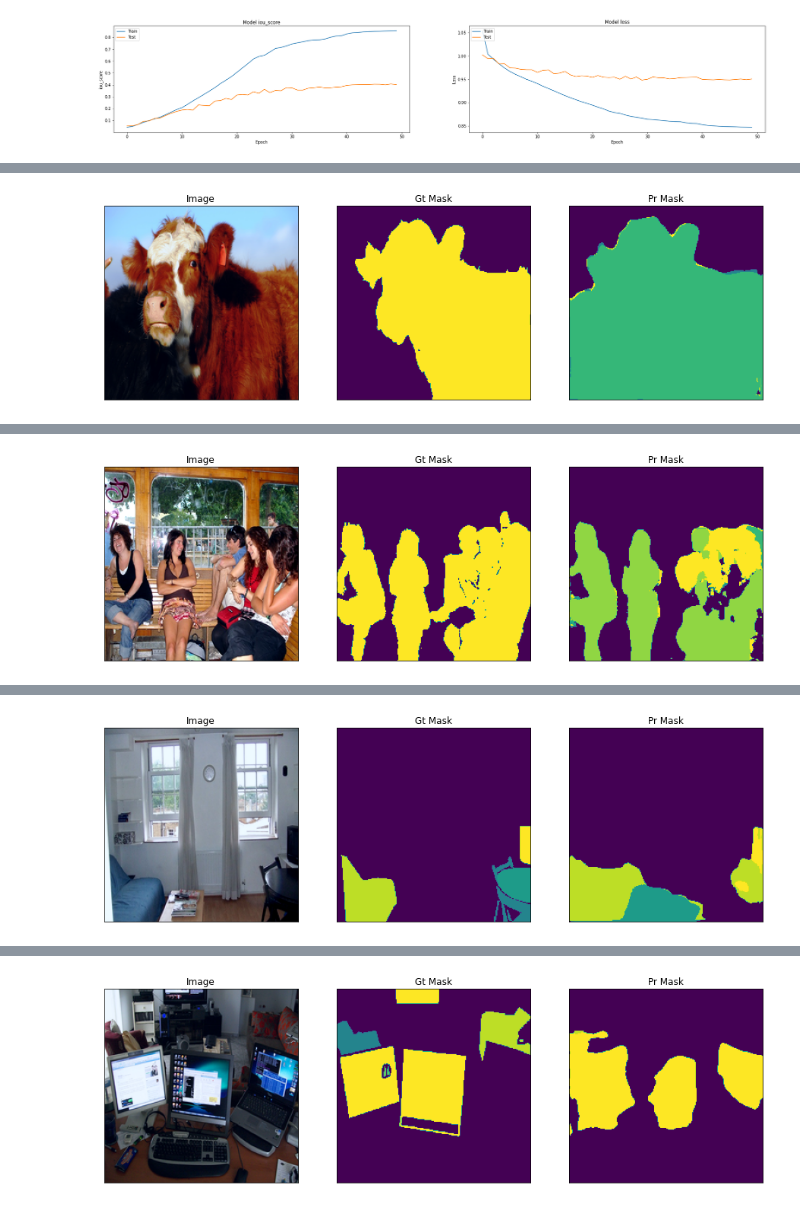
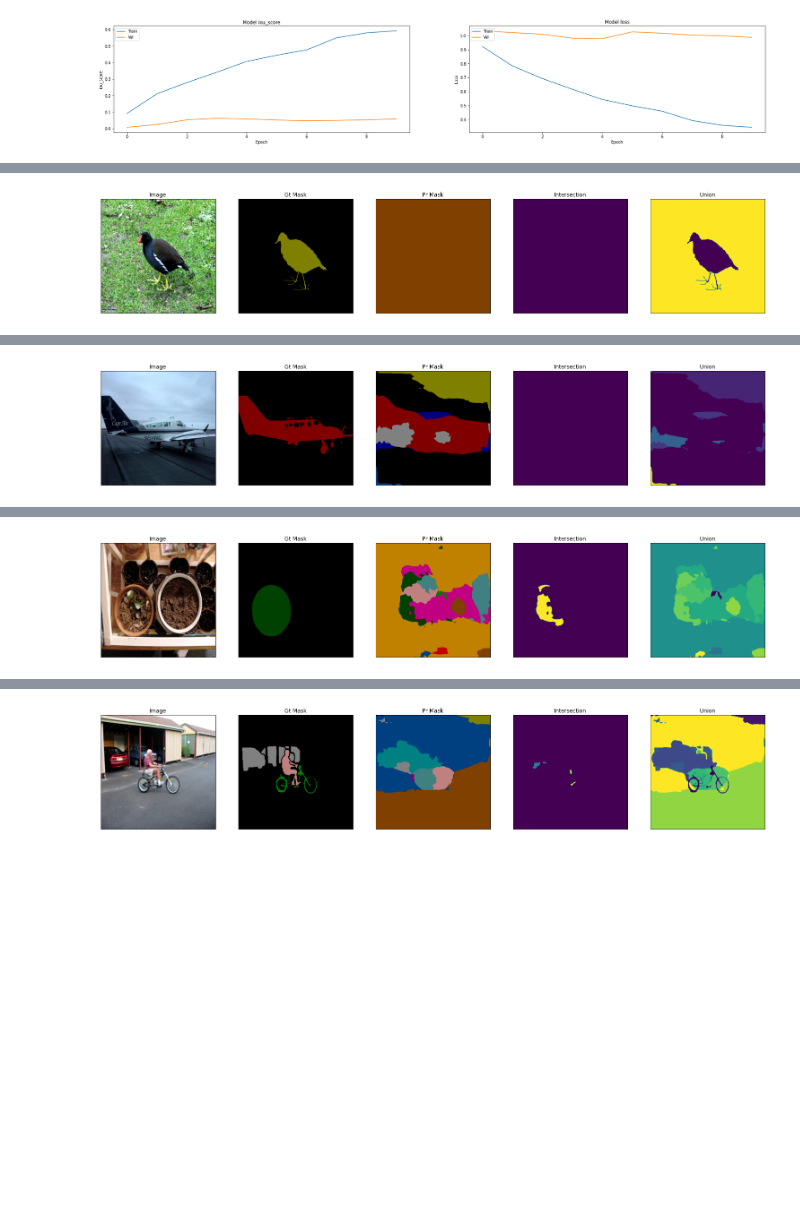
Before and after one commit to slynrick/segqnas, a Jupyter notebook: test_simple_train.ipynb, the cells around one changed output, grey strips where cells are left out. Drawn from its saved outputs; the diff is of its cells as text; code cells hidden in the pictures; blank space fills up the shorter version.

```diff
--- a/test_simple_train.ipynb
+++ b/test_simple_train.ipynb
@@ -55,8 +73,9 @@ train_dataset = PascalVOC2012Dataset(
     masks_path=masks_path,
     image_height=image_height,
     image_width=image_width,
-    augmentation=get_training_augmentation(image_height, image_width),
-    preprocessing=get_preprocessing(sm.get_preprocessing(backbone))
+    #augmentation=get_training_augmentation(image_height, image_width),
+    augmentation=get_validation_augmentation(image_height, image_width),
+    preprocessing=get_preprocessing(sm.get_preprocessing(backbone)),
 )
 
 val_dataset = PascalVOC2012Dataset(
@@ -65,5 +84,6 @@ val_dataset = PascalVOC2012Dataset(
     masks_path=masks_path,
     image_height=image_height,
     image_width=image_width,
-    preprocessing=get_preprocessing(sm.get_preprocessing(backbone))
+    augmentation=get_validation_augmentation(image_height, image_width),
+    preprocessing=get_preprocessing(sm.get_preprocessing(backbone)),
 )
@@ -70,3 +119,3 @@ val_dataset = PascalVOC2012Dataset(
 # %%
-train_dataloader = Dataloader(train_dataset, batch_size=2, shuffle=True)
-val_dataloader = Dataloader(val_dataset, batch_size=2, shuffle=False)
+train_dataloader = Dataloader(train_dataset, batch_size=batch_size, shuffle=True)
+val_dataloader = Dataloader(val_dataset, batch_size=batch_size, shuffle=False)
@@ -73,2 +130,2 @@ val_dataloader = Dataloader(val_dataset, batch_size=2, shuffle=False)
 # %%
-net = sm.Unet(backbone, classes=21, input_shape=(image_height, image_width, 3), activation='softmax', encoder_weights='imagenet')
+net = sm.PSPNet(backbone, classes=num_classes, activation='softmax', encoder_weights='imagenet', encoder_freeze=False)
@@ -79,6 +141,0 @@ class MyMeanIOU(tf.keras.metrics.MeanIoU):
-# %%
-net.compile(
-    optimizer=tf.keras.optimizers.Adam(0.0001),
-    loss=sm.losses.cce_jaccard_loss,
-    metrics=[MyMeanIOU(num_classes=21, name='mean_iou')],
-)
@@ -117,12 +262,12 @@ net.load_weights('best_model.h5')
 # Plot training & validation iou_score values
 plt.figure(figsize=(30, 5))
 plt.subplot(121)
-plt.plot(history.history['my_mean_iou'])
-plt.plot(history.history['val_my_mean_iou'])
+plt.plot(history.history['mean_iou'])
+plt.plot(history.history['val_mean_iou'])
 plt.title('Model iou_score')
 plt.ylabel('iou_score')
 plt.xlabel('Epoch')
-plt.legend(['Train', 'Test'], loc='upper left')
+plt.legend(['Train', 'Val'], loc='upper left')
 
 # Plot training & validation loss values
 plt.subplot(122)
@@ -131,7 +276,7 @@ plt.plot(history.history['val_loss'])
 plt.title('Model loss')
 plt.ylabel('Loss')
 plt.xlabel('Epoch')
-plt.legend(['Train', 'Test'], loc='upper left')
+plt.legend(['Train', 'Val'], loc='upper left')
 plt.show()
 # %% [output]
-[figure, old version]
+[figure, new version]
@@ -138,6 +320,6 @@ plt.show()
 # %%
 n = 5
-ids = np.random.choice(np.arange(len(val_dataset)), size=n)
+ids = np.random.choice(np.arange(len(train_dataset)), size=n)
 
 for i in ids:
 
@@ -145,9 +327,17 @@ for i in ids:
     image = np.expand_dims(image, axis=0)
     pr_mask = net.predict(image)
 
+    pr_mask_f = K.flatten(K.one_hot(K.argmax(pr_mask, axis=-1), num_classes=21)[..., 1:])
+    gt_mask_f = K.flatten(gt_mask[..., 1:])
+
+    intersection = pr_mask_f * gt_mask_f
+    union = pr_mask_f + gt_mask_f
+
     visualize(
         image=denormalize(image.squeeze()),
-        gt_mask=np.argmax(gt_mask.squeeze(), axis=-1),
-        pr_mask=np.argmax(pr_mask.squeeze(), axis=-1),
+        gt_mask=decode_segmentation_masks(gt_mask.squeeze()),
+        pr_mask=decode_segmentation_masks(pr_mask.squeeze()),
+        intersection=np.argmax(K.reshape(intersection, (image_height, image_width, 20)), axis=-1),
+        union=np.argmax(K.reshape(union, (image_height, image_width, 20)), axis=-1),
     )
 # %% [output]
@@ -155 +347 @@ for i in ids:
-[figure, old version]
+[figure, new version]
@@ -157 +349 @@ for i in ids:
-[figure, old version]
+[figure, new version]
@@ -159 +351 @@ for i in ids:
-[figure, old version]
+[figure, new version]
@@ -161 +353 @@ for i in ids:
-[figure, old version]
+[figure, new version]
```
Also changed, not shown: parts of 13 cells of this notebook, 17 other files.
